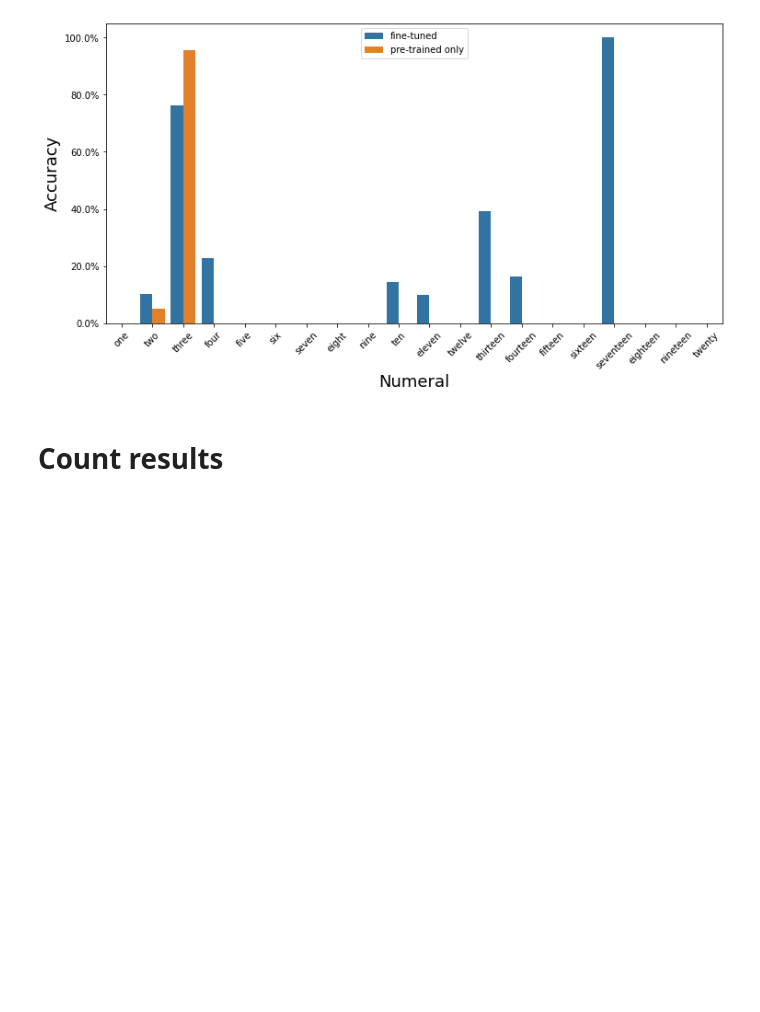
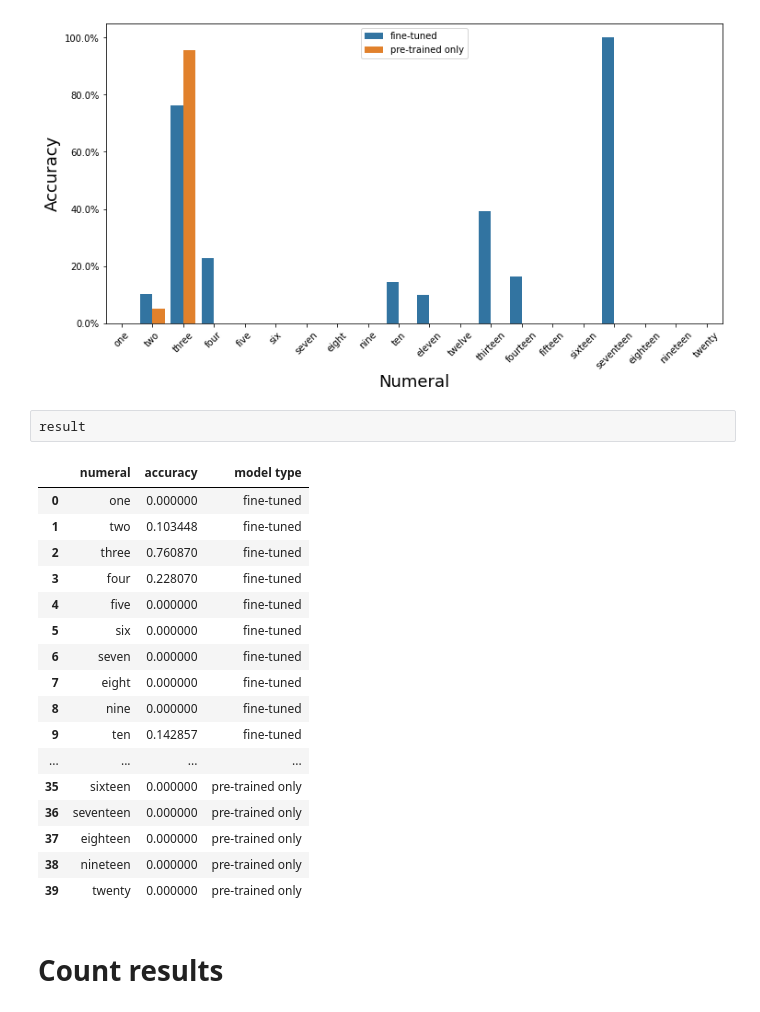
Before and after one commit to felipessalvatore/InferenceLanguageModels, a Jupyter notebook: visu.ipynb, the cells around one changed output. Drawn from its saved outputs; the diff is of its cells as text; blank space fills up the shorter version.

```diff
--- a/visu.ipynb
+++ b/visu.ipynb
@@ -151,6 +167,26 @@ ax.legend(loc="best")
 plt.savefig(path, bbox_inches='tight', pad_inches=0.5)
 # %% [output]
 [figure]
+# %%
+result
+# %% [output]
+|  | numeral | accuracy | model type |
+| 0 | one | 0.000000 | fine-tuned |
+| 1 | two | 0.103448 | fine-tuned |
+| 2 | three | 0.760870 | fine-tuned |
+| 3 | four | 0.228070 | fine-tuned |
+| 4 | five | 0.000000 | fine-tuned |
+| 5 | six | 0.000000 | fine-tuned |
+| 6 | seven | 0.000000 | fine-tuned |
+| 7 | eight | 0.000000 | fine-tuned |
+| 8 | nine | 0.000000 | fine-tuned |
+| 9 | ten | 0.142857 | fine-tuned |
+| ... | ... | ... | ... |
+| 35 | sixteen | 0.000000 | pre-trained only |
+| 36 | seventeen | 0.000000 | pre-trained only |
+| 37 | eighteen | 0.000000 | pre-trained only |
+| 38 | nineteen | 0.000000 | pre-trained only |
+| 39 | twenty | 0.000000 | pre-trained only |
 # %% [markdown]
 # Count results
 # %%
```
Also changed, not shown: parts of 2 cells of this notebook, 5 other files.
